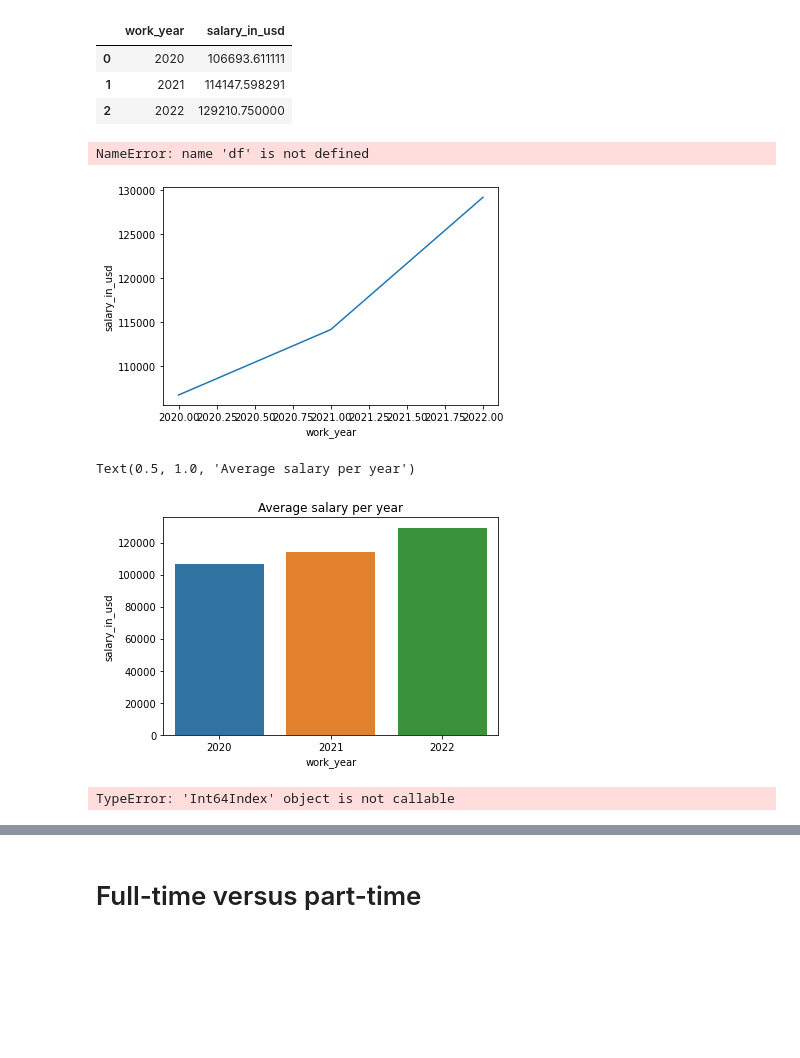
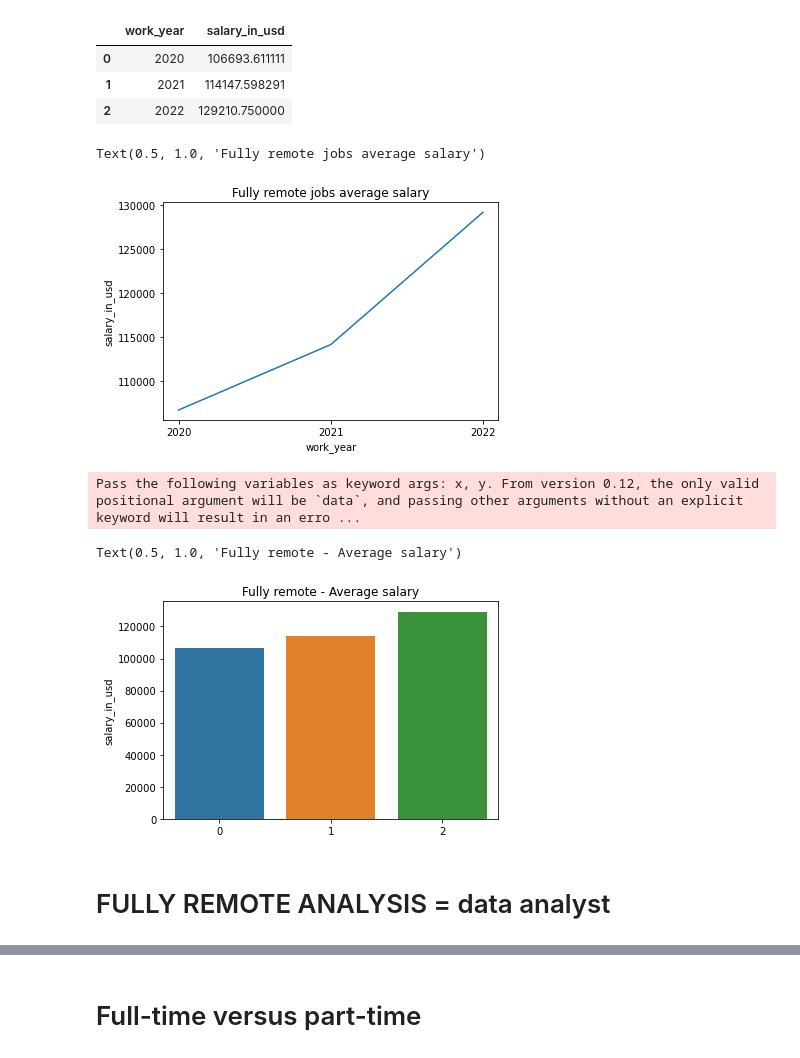
Before and after one commit to tauseefkashtwari/salary_analysis_python, a Jupyter notebook: Salary Analysis Project.ipynb, the cells around one changed output, grey strips where cells are left out. Saved outputs shown, nothing was run; the diff lists cells and outputs as text; code cells hidden in the pictures; blank space fills up the shorter version.

```diff
--- a/Salary Analysis Project.ipynb
+++ b/Salary Analysis Project.ipynb
@@ -185,18 +202,18 @@ dataframe_average_salary.head()
 | 2 | 2022 | 129210.750000 |
 # %%
 sns.lineplot(x=dataframe_average_salary.work_year, y= "salary_in_usd" , data = dataframe_average_salary);
-plt.xticks(df["work_year"].unique());
+plt.xticks(dataframe_average_salary["work_year"].unique());
+plt.title('Fully remote jobs average salary')
 # %% [output]
-NameError: name 'df' is not defined
+Text(0.5, 1.0, 'Fully remote jobs average salary')
-[figure, old version]
+[figure, new version]
 # %%
 #https://www.geeksforgeeks.org/how-to-add-a-title-to-seaborn-plots/
 
-sns.barplot(dataframe_average_salary.index,dataframe_average_salary.salary_in_usd).set_title('Average salary per year')
+sns.barplot(dataframe_average_salary.index,dataframe_average_salary.salary_in_usd).set_title('Fully remote - Average salary')
 # %% [output]
-Text(0.5, 1.0, 'Average salary per year')
+Pass the following variables as keyword args: x, y. From version 0.12, the only valid positional argument will be `data`, and passing other arguments without an explicit keyword will result in an erro ...
+Text(0.5, 1.0, 'Fully remote - Average salary')
-[figure, old version]
+[figure, new version]
-# %%
-sns.lineplot(x=dataframe_average_salary.index(), y= "salary_in_usd" , data = dataframe_average_salary );
-# %% [output]
-TypeError: 'Int64Index' object is not callable
+# %% [markdown]
+# FULLY REMOTE ANALYSIS = data analyst
```
Also changed, not shown: parts of 52 cells of this notebook.
